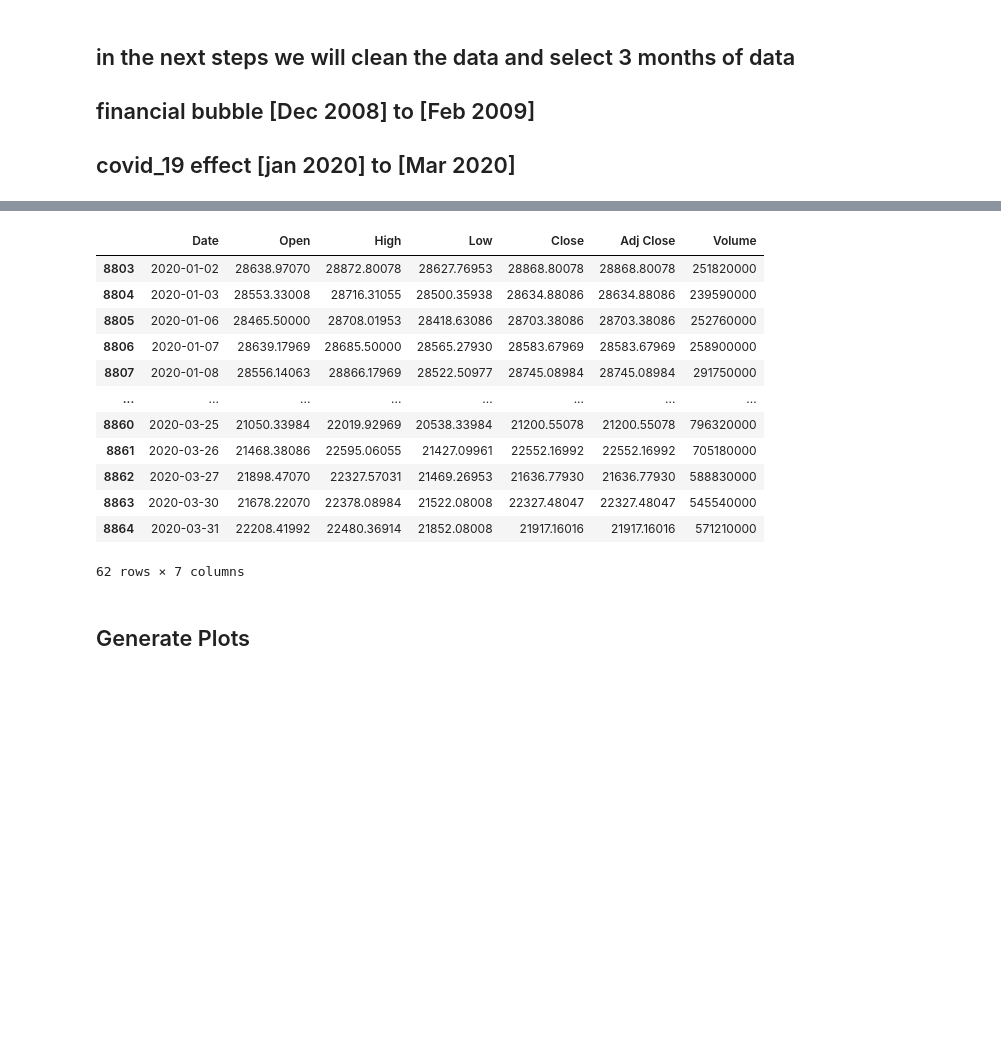
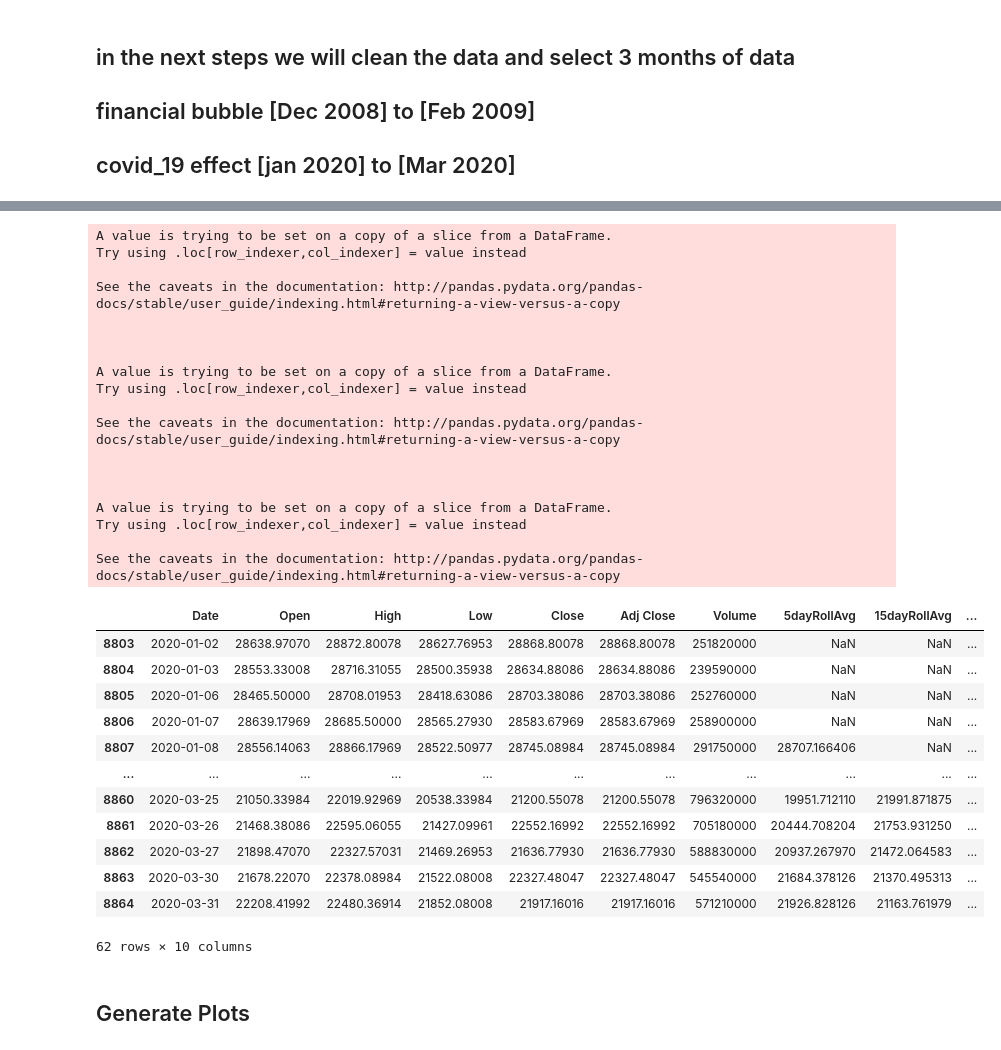
Before and after one commit to NachoKingP/Project1-2020, a Jupyter notebook: final_code/stockdataload.ipynb, the cells around one changed output, grey strips where cells are left out. Cells and saved outputs as stored; diff of their text form; code cells hidden in the pictures; blank space fills up the shorter version.

```diff
--- a/final_code/stockdataload.ipynb
+++ b/final_code/stockdataload.ipynb
@@ -60,24 +82,45 @@ df_finance
 # %%
 start_date = '01/01/2020'
 end_date = '03/31/2020'
 after_start_date = df_stocktrend["Date"] >= start_date
 before_end_date = df_stocktrend["Date"] <= end_date
 between_two_dates = after_start_date & before_end_date
 df_covid = df_stocktrend.loc[between_two_dates]
+df_covid['5dayRollAvg'] = df_covid['Adj Close'].rolling(5).mean()
+df_covid['15dayRollAvg'] = df_covid['Adj Close'].rolling(15).mean()
+df_covid['30dayRollAvg'] = df_covid['Adj Close'].rolling(30).mean()
 df_covid
 # %% [output]
+A value is trying to be set on a copy of a slice from a DataFrame.
+Try using .loc[row_indexer,col_indexer] = value instead
+
+See the caveats in the documentation: http://pandas.pydata.org/pandas-docs/stable/user_guide/indexing.html#returning-a-view-versus-a-copy
+
+
+
+A value is trying to be set on a copy of a slice from a DataFrame.
+Try using .loc[row_indexer,col_indexer] = value instead
+
+See the caveats in the documentation: http://pandas.pydata.org/pandas-docs/stable/user_guide/indexing.html#returning-a-view-versus-a-copy
+
+
+
+A value is trying to be set on a copy of a slice from a DataFrame.
+Try using .loc[row_indexer,col_indexer] = value instead
+
+See the caveats in the documentation: http://pandas.pydata.org/pandas-docs/stable/user_guide/indexing.html#returning-a-view-versus-a-copy
-|  | Date | Open | High | Low | Close | Adj Close | Volume |
-| 8803 | 2020-01-02 | 28638.97070 | 28872.80078 | 28627.76953 | 28868.80078 | 28868.80078 | 251820000 |
-| 8804 | 2020-01-03 | 28553.33008 | 28716.31055 | 28500.35938 | 28634.88086 | 28634.88086 | 239590000 |
-| 8805 | 2020-01-06 | 28465.50000 | 28708.01953 | 28418.63086 | 28703.38086 | 28703.38086 | 252760000 |
-| 8806 | 2020-01-07 | 28639.17969 | 28685.50000 | 28565.27930 | 28583.67969 | 28583.67969 | 258900000 |
-| 8807 | 2020-01-08 | 28556.14063 | 28866.17969 | 28522.50977 | 28745.08984 | 28745.08984 | 291750000 |
-| ... | ... | ... | ... | ... | ... | ... | ... |
-| 8860 | 2020-03-25 | 21050.33984 | 22019.92969 | 20538.33984 | 21200.55078 | 21200.55078 | 796320000 |
-| 8861 | 2020-03-26 | 21468.38086 | 22595.06055 | 21427.09961 | 22552.16992 | 22552.16992 | 705180000 |
-| 8862 | 2020-03-27 | 21898.47070 | 22327.57031 | 21469.26953 | 21636.77930 | 21636.77930 | 588830000 |
-| 8863 | 2020-03-30 | 21678.22070 | 22378.08984 | 21522.08008 | 22327.48047 | 22327.48047 | 545540000 |
-| 8864 | 2020-03-31 | 22208.41992 | 22480.36914 | 21852.08008 | 21917.16016 | 21917.16016 | 571210000 |
+|  | Date | Open | High | Low | Close | Adj Close | Volume | 5dayRollAvg | 15dayRollAvg | ... |
+| 8803 | 2020-01-02 | 28638.97070 | 28872.80078 | 28627.76953 | 28868.80078 | 28868.80078 | 251820000 | NaN | NaN | ... |
+| 8804 | 2020-01-03 | 28553.33008 | 28716.31055 | 28500.35938 | 28634.88086 | 28634.88086 | 239590000 | NaN | NaN | ... |
+| 8805 | 2020-01-06 | 28465.50000 | 28708.01953 | 28418.63086 | 28703.38086 | 28703.38086 | 252760000 | NaN | NaN | ... |
+| 8806 | 2020-01-07 | 28639.17969 | 28685.50000 | 28565.27930 | 28583.67969 | 28583.67969 | 258900000 | NaN | NaN | ... |
+| 8807 | 2020-01-08 | 28556.14063 | 28866.17969 | 28522.50977 | 28745.08984 | 28745.08984 | 291750000 | 28707.166406 | NaN | ... |
+| ... | ... | ... | ... | ... | ... | ... | ... | ... | ... | ... |
+| 8860 | 2020-03-25 | 21050.33984 | 22019.92969 | 20538.33984 | 21200.55078 | 21200.55078 | 796320000 | 19951.712110 | 21991.871875 | ... |
+| 8861 | 2020-03-26 | 21468.38086 | 22595.06055 | 21427.09961 | 22552.16992 | 22552.16992 | 705180000 | 20444.708204 | 21753.931250 | ... |
+| 8862 | 2020-03-27 | 21898.47070 | 22327.57031 | 21469.26953 | 21636.77930 | 21636.77930 | 588830000 | 20937.267970 | 21472.064583 | ... |
+| 8863 | 2020-03-30 | 21678.22070 | 22378.08984 | 21522.08008 | 22327.48047 | 22327.48047 | 545540000 | 21684.378126 | 21370.495313 | ... |
+| 8864 | 2020-03-31 | 22208.41992 | 22480.36914 | 21852.08008 | 21917.16016 | 21917.16016 | 571210000 | 21926.828126 | 21163.761979 | ... |
-62 rows × 7 columns
+62 rows × 10 columns
 # %% [markdown]
 ## Generate Plots
```
Also changed, not shown: parts of 9 cells of this notebook, 2 other files.
